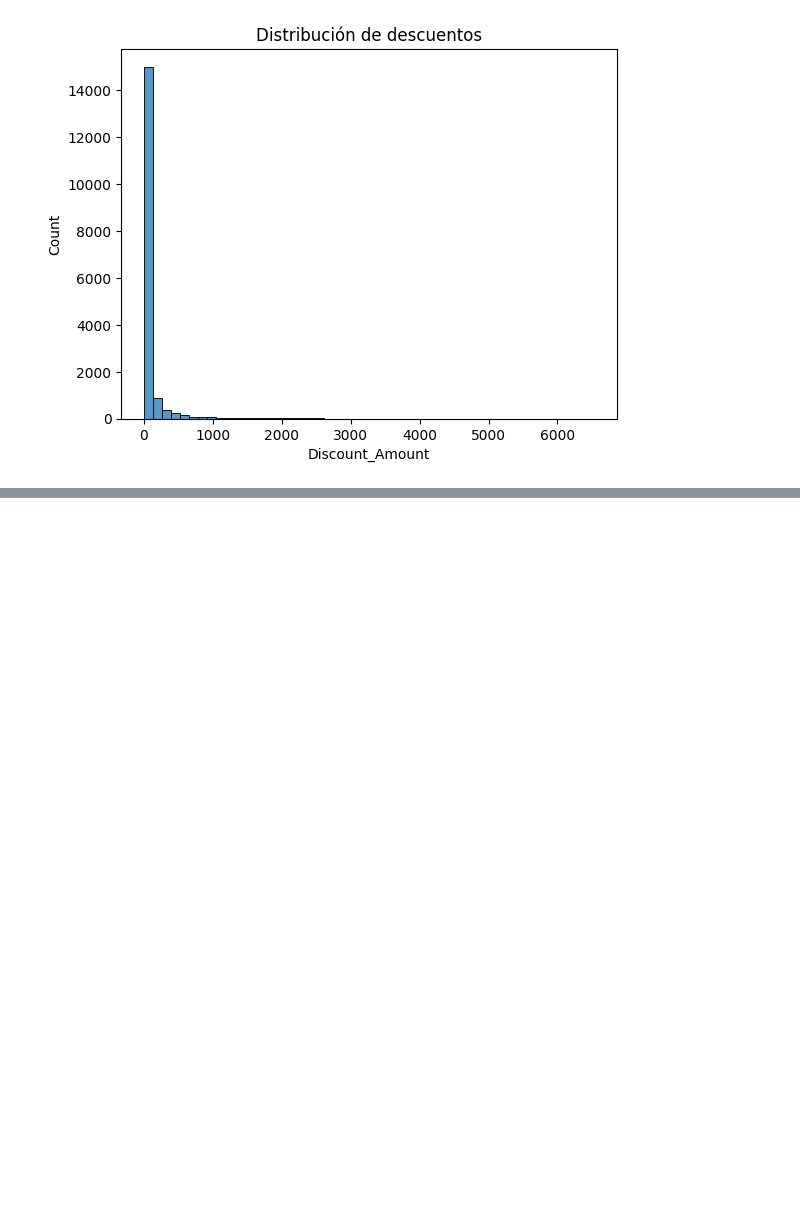
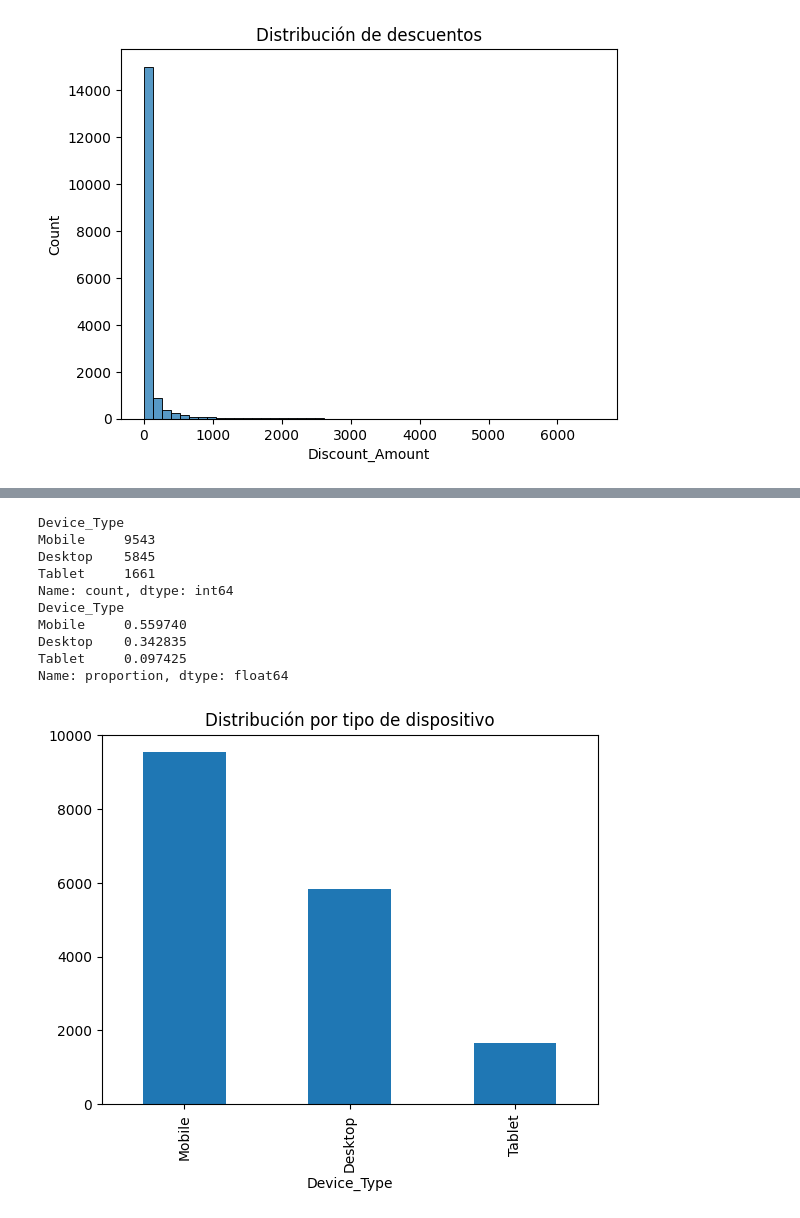
Before and after one commit to joseurquiza88/Proyecto-Data-Analytics, a Jupyter notebook: E-Commerce Business Analysis/01_E-Commerce Business Analysis.ipynb, the cells around one changed output, grey strips where cells are left out. Cells and saved outputs as stored; diff of their text form; code cells hidden in the pictures; blank space fills up the shorter version.

```diff
--- a/E-Commerce Business Analysis/01_E-Commerce Business Analysis.ipynb
+++ b/E-Commerce Business Analysis/01_E-Commerce Business Analysis.ipynb
@@ -434,0 +506,20 @@ Resumen
+# %%
+#Grafico de barras
+print(df["Device_Type"].value_counts())
+print(df["Device_Type"].value_counts(normalize=True))
+
+df["Device_Type"].value_counts().plot(kind="bar")
+plt.title("Distribución por tipo de dispositivo")
+plt.show()
+# %% [output]
+Device_Type
+Mobile     9543
+Desktop    5845
+Tablet     1661
+Name: count, dtype: int64
+Device_Type
+Mobile     0.559740
+Desktop    0.342835
+Tablet     0.097425
+Name: proportion, dtype: float64
+[figure, added]
```
Also changed, not shown: parts of 34 cells of this notebook, 2 other files.
